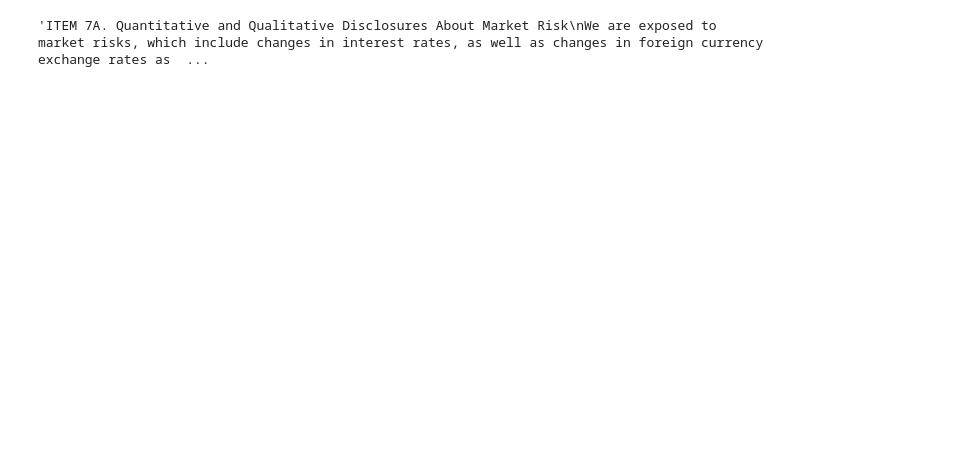
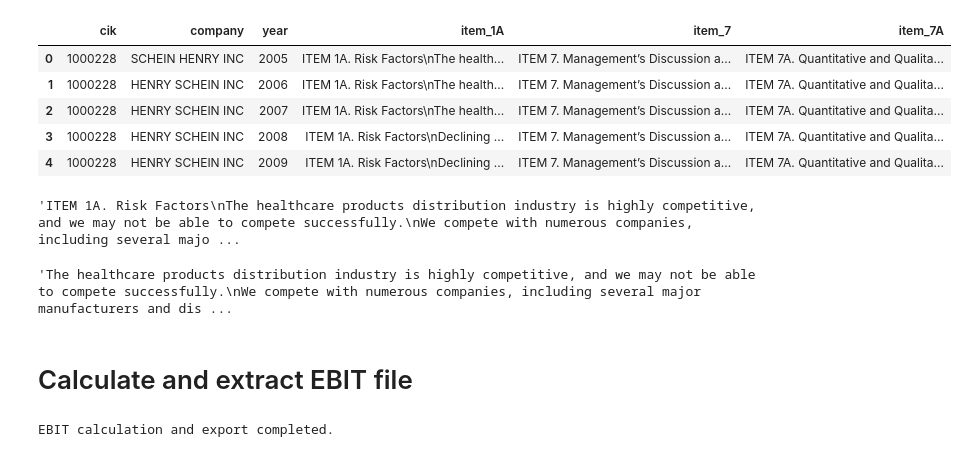
Before and after one commit to nkhanhle23/thesis, a Jupyter notebook: Preprocess data.ipynb, the cells around one changed output. Cells and saved outputs as stored; diff of their text form; code cells hidden in the pictures; blank space fills up the shorter version.

Commit message:
Removed headers

```diff
--- a/Preprocess data.ipynb
+++ b/Preprocess data.ipynb
@@ -8,6 +10,7 @@ import pandas as pd
 # Create an empty dataframe to store the filings
 dataframes = []
 # %%
+# Create dataframes for each filing
 directory = 'datasets/EXTRACTED_FILINGS'
 
 for filename in tqdm(os.listdir(directory)):
@@ -22,7 +25,7 @@ for filename in tqdm(os.listdir(directory)):
             else:
                 year = None
 
-            item_1 = data.get('item_1', None)
+            item_1A = data.get('item_1A', None)
             item_7 = data.get('item_7', None)
             item_7A = data.get('item_7A', None)
 
@@ -31,7 +34,7 @@ for filename in tqdm(os.listdir(directory)):
                 'cik': [cik],
                 'company': [company],
                 'year': [year],
-                'item_1': [item_1],
+                'item_1A': [item_1A],
                 'item_7': [item_7],
                 'item_7A': [item_7A]
             })
@@ -44,7 +47,74 @@ filings = pd.concat(dataframes, ignore_index=True)
 
 # Save the DataFrame as a json file
 filings.to_json('datasets/EXTRACTED_FILINGS.json', orient='records')
-# %%
-filings['item_7A'][0]
-# %% [output]
-'ITEM 7A. Quantitative and Qualitative Disclosures About Market Risk\nWe are exposed to market risks, which include changes in interest rates, as well as changes in foreign currency exchange rates as  ...
+# %%
+filings.head()
+# %% [output]
+|  | cik | company | year | item_1A | item_7 | item_7A |
+| 0 | 1000228 | SCHEIN HENRY INC | 2005 | ITEM 1A. Risk Factors\nThe health... | ITEM 7. Management’s Discussion a... | ITEM 7A. Quantitative and Qualita... |
+| 1 | 1000228 | HENRY SCHEIN INC | 2006 | ITEM 1A. Risk Factors\nThe health... | ITEM 7. Management’s Discussion a... | ITEM 7A. Quantitative and Qualita... |
+| 2 | 1000228 | HENRY SCHEIN INC | 2007 | ITEM 1A. Risk Factors\nThe health... | ITEM 7. Management’s Discussion a... | ITEM 7A. Quantitative and Qualita... |
+| 3 | 1000228 | HENRY SCHEIN INC | 2008 | ITEM 1A. Risk Factors\nDeclining ... | ITEM 7. Management’s Discussion a... | ITEM 7A. Quantitative and Qualita... |
+| 4 | 1000228 | HENRY SCHEIN INC | 2009 | ITEM 1A. Risk Factors\nDeclining ... | ITEM 7. Management’s Discussion a... | ITEM 7A. Quantitative and Qualita... |
+# %%
+filings['item_1A'][0]
+# %% [output]
+'ITEM 1A. Risk Factors\nThe healthcare products distribution industry is highly competitive, and we may not be able to compete successfully.\nWe compete with numerous companies, including several majo ...
+# %%
+import re
+# Remomve headers from item 1A, 7 and 7A
+items = ['item_1A','item_7','item_7A']
+for item in items:
+    filings[item] = [re.sub('(?m)^(ITEM 1A.|ITEM 7.|ITEM 7A.|\s*-+).*\n', '', sent, flags=re.IGNORECASE) for sent in filings[item]]
+
+filings['item_1A'][0]
+# %% [output]
+'The healthcare products distribution industry is highly competitive, and we may not be able to compete successfully.\nWe compete with numerous companies, including several major manufacturers and dis ...
+# %% [markdown]
+# Calculate and extract EBIT file
+# %%
+# Define the directory where the metric CSV files are stored
+metric_data_directory = 'datasets/metric_data'
+
+# Define the filename for the EBIT CSV file
+ebit_output_file = 'datasets/metric_data/EBIT.csv'
+
+# List of metrics required for EBIT calculation
+metrics_for_ebit = [
+    'RevenueFromContractWithCustomerExcludingAssessedTax',
+    'CostOfGoodsAndServicesSold',
+    'SellingGeneralAndAdministrativeExpense'
+]
+
+# Initialize an empty DataFrame for EBIT
+ebit_df = None
+
+# Loop through the metrics for EBIT calculation
+for metric in metrics_for_ebit:
+    # Load the metric-specific CSV file
+    metric_file = os.path.join(metric_data_directory, f'{metric}.csv')
+    df = pd.read_csv(metric_file)
+
+    # Pivot the data to have metrics as columns, indexed by 'year' and 'cik'
+    df_pivot = df.pivot(index=['year', 'cik'], columns='metric', values='val')
+
+    # If this is the first metric, set the EBIT DataFrame to the pivot table
+    if ebit_df is None:
+        ebit_df = df_pivot.copy()
+    else:
+        # Subtract the metric-specific DataFrame from the existing EBIT DataFrame
+        ebit_df = ebit_df.sub(df_pivot, fill_value=0)
+
+# Calculate EBIT as the difference between specific columns
+ebit_df['EBIT'] = ebit_df['Revenue'] - ebit_df['Cost of Goods Sold'] - ebit_df['Selling, General and Administrative Expenses']
+
+# Reset the index
+ebit_df.reset_index(inplace=True)
+
+# Save the EBIT DataFrame to a CSV file
+ebit_df.to_csv(ebit_output_file, index=False)
+
+# Print a completion message
+print("EBIT calculation and export completed.")
+# %% [output]
+EBIT calculation and export completed.
```
Also changed, not shown: parts of 3 cells of this notebook.
